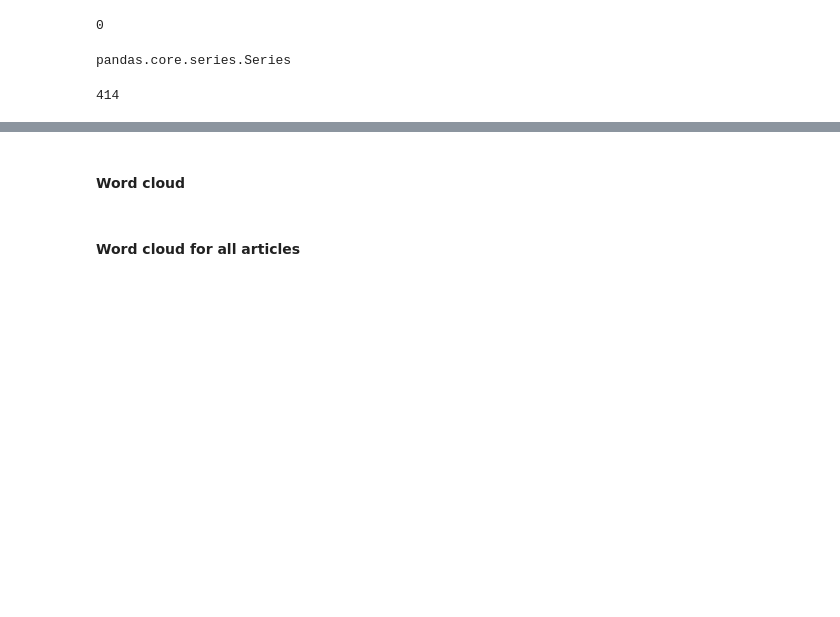
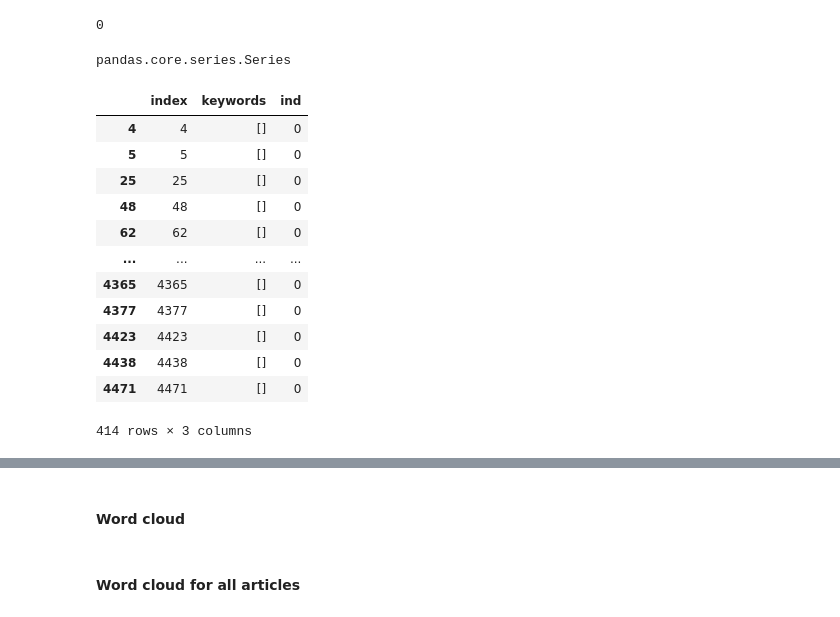
Before and after one commit to MEOW119X/Automated-News-Categorizer, a Jupyter notebook: notebook/EDA.ipynb, the cells around one changed output, grey strips where cells are left out. Saved outputs shown, nothing was run; the diff lists cells and outputs as text; code cells hidden in the pictures; blank space fills up the shorter version.

```diff
--- a/notebook/EDA.ipynb
+++ b/notebook/EDA.ipynb
@@ -47,11 +49,27 @@ pandas.core.series.Series
 # %%
 def find_string(a, b, c):
     string = []
+    index = []
     for i in df[a]:
         string.append(i.find(c))
+    for j in df.index:
+        index.append(j)
     df[b] = string
-    return df[[a,b]].loc[df[b] > -1]
+    df['index'] = index
+    return df[['index',a,b]].loc[df[b] > -1]
 # %%
-len(find_string('keywords', 'ind', '[]'))
+find_string('keywords', 'ind', '[]')
 # %% [output]
+|  | index | keywords | ind |
+| 4 | 4 | [] | 0 |
+| 5 | 5 | [] | 0 |
+| 25 | 25 | [] | 0 |
+| 48 | 48 | [] | 0 |
+| 62 | 62 | [] | 0 |
+| ... | ... | ... | ... |
+| 4365 | 4365 | [] | 0 |
+| 4377 | 4377 | [] | 0 |
+| 4423 | 4423 | [] | 0 |
+| 4438 | 4438 | [] | 0 |
+| 4471 | 4471 | [] | 0 |
-414
+414 rows × 3 columns
```
Also changed, not shown: parts of 4 cells of this notebook, 3 other files.
